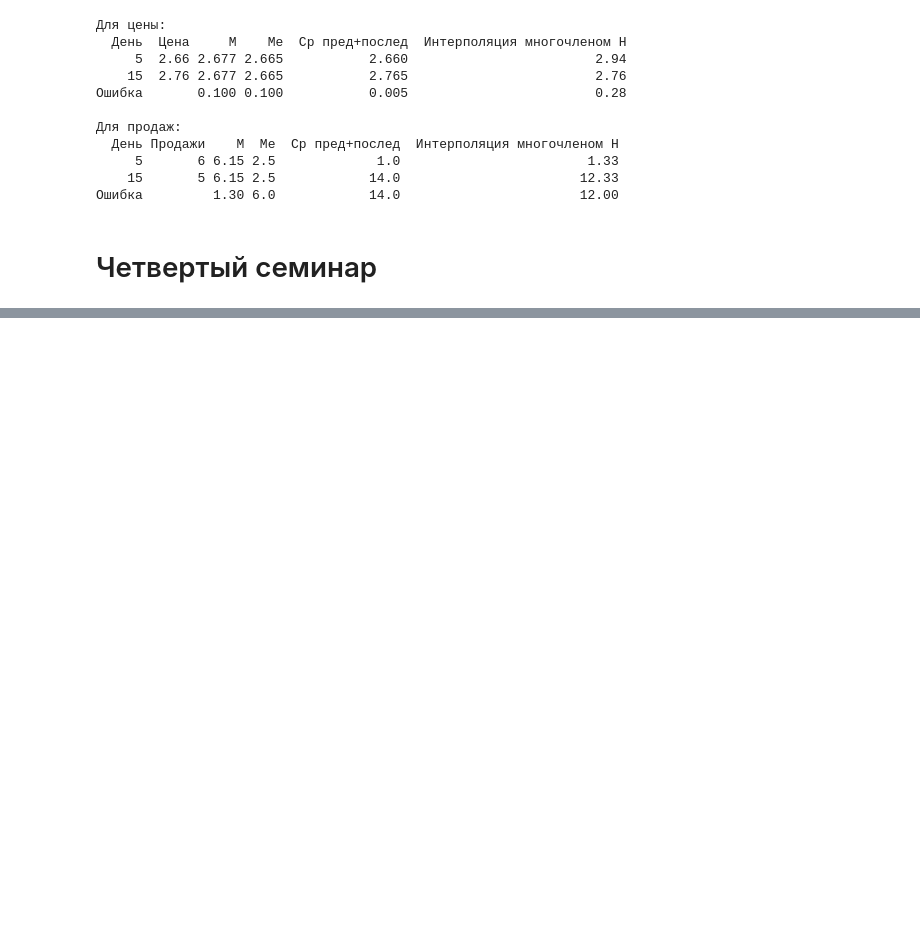
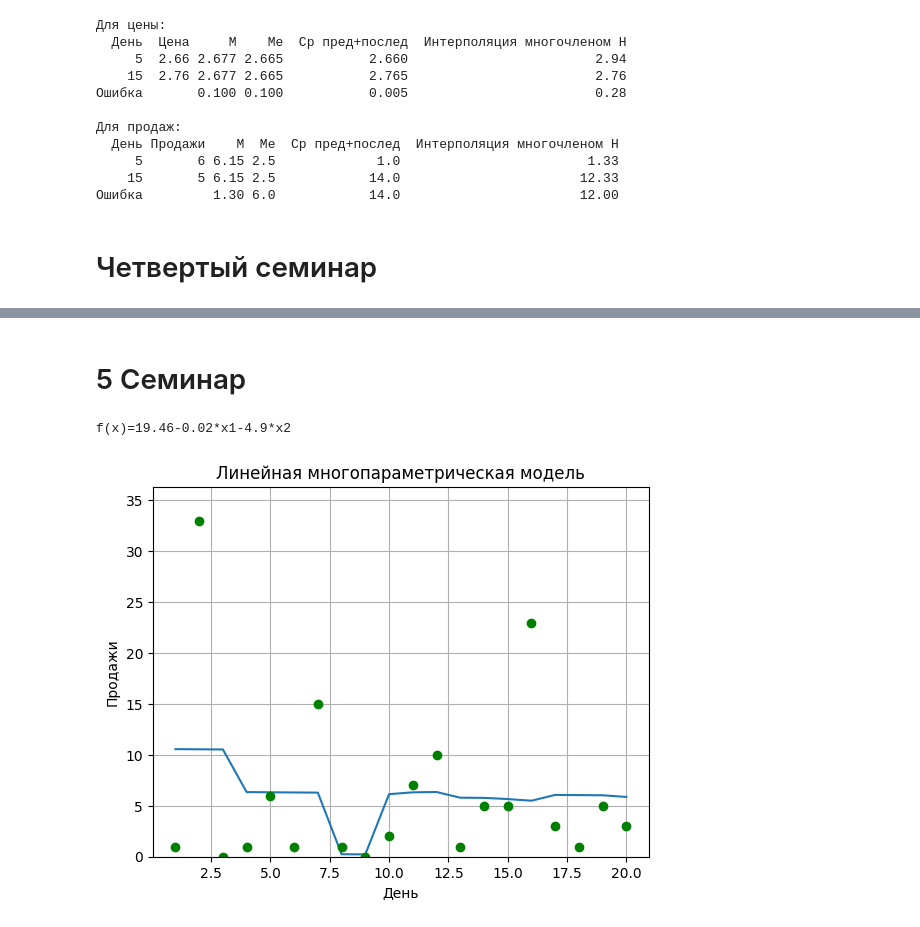
Before and after one commit to BVyaches/MLPerm, a Jupyter notebook: MathAnalysis.ipynb, the cells around one changed output, grey strips where cells are left out. Saved outputs shown, nothing was run; the diff lists cells and outputs as text; code cells hidden in the pictures; blank space fills up the shorter version.

```diff
--- a/MathAnalysis.ipynb
+++ b/MathAnalysis.ipynb
@@ -690,2 +719,33 @@ plt.show()
 Функция: f(x)=2.8398288229955115 * e**(-0.008927385662503354*x)
 [figure]
+# %% [markdown]
+# 5 Семинар
+# %%
+def cint(num):
+    return "+" + str(round(num, 2)) if num > 0 else str(round(num, 2))
+
+
+A_price = np.array([[1, dates[i], prices[i]] for i in range(n)])
+y_price = np.array(sales)
+c = np.dot(np.dot(np.linalg.inv(np.dot(A_price.transpose(), A_price)),
+                  A_price.transpose()), y_price)
+
+print(
+    f'f(x)={round(c[0], 2)}{cint(c[1])}*x1{cint(c[2])}*x2')
+
+x1 = np.array(dates)
+x2 = np.array(prices)
+y = c[0] + c[1] * x1 + c[2] * x2
+plt.plot(x1, y)
+plt.ylim(0, 1.1 * max(sales))
+plt.grid()
+for i in range(n):
+    plt.plot(dates[i], sales[i], 'go')
+
+plt.xlabel('День')
+plt.ylabel('Продажи')
+plt.title('Линейная многопараметрическая модель')
+plt.show()
+# %% [output]
+f(x)=19.46-0.02*x1-4.9*x2
+[figure, added]
```
Also changed, not shown: parts of 5 cells of this notebook.
